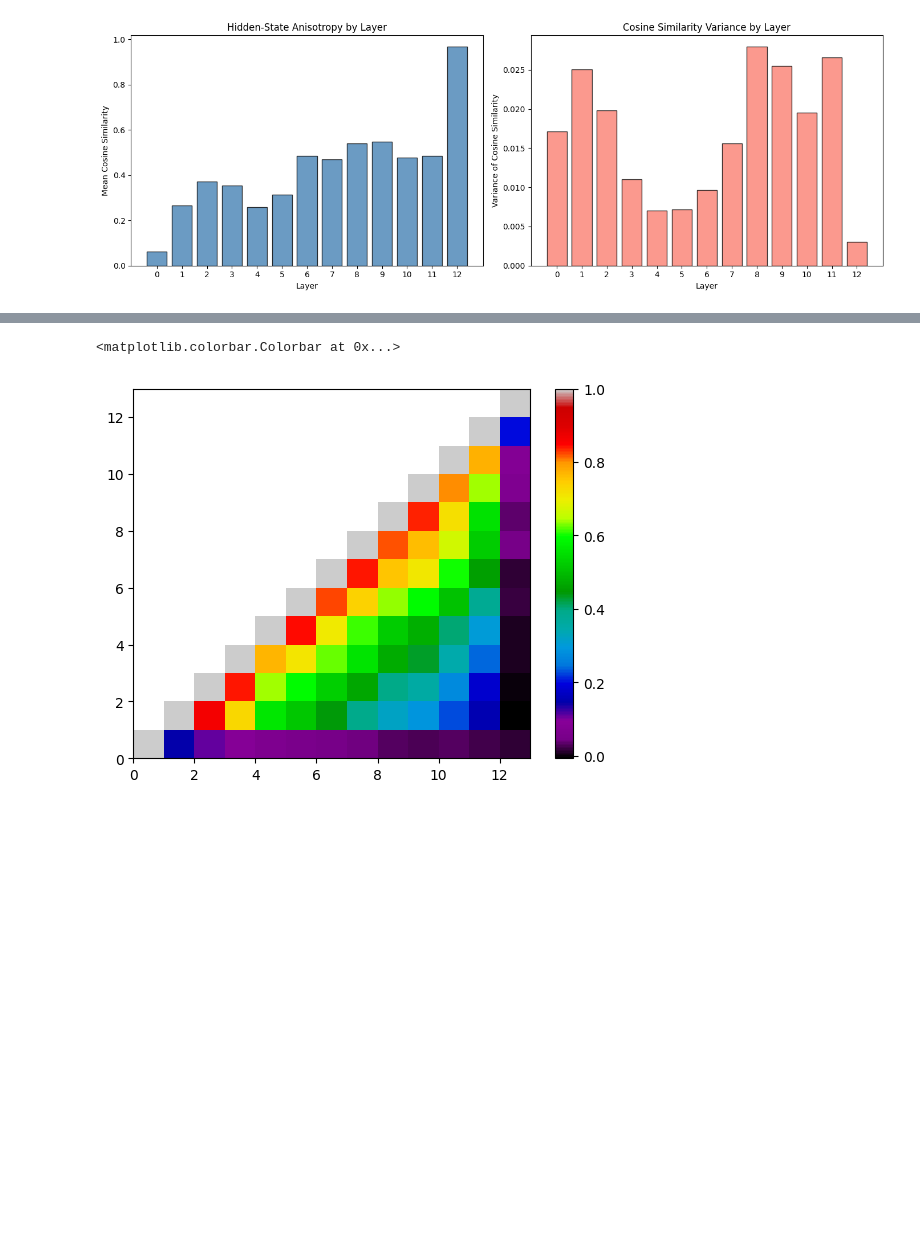
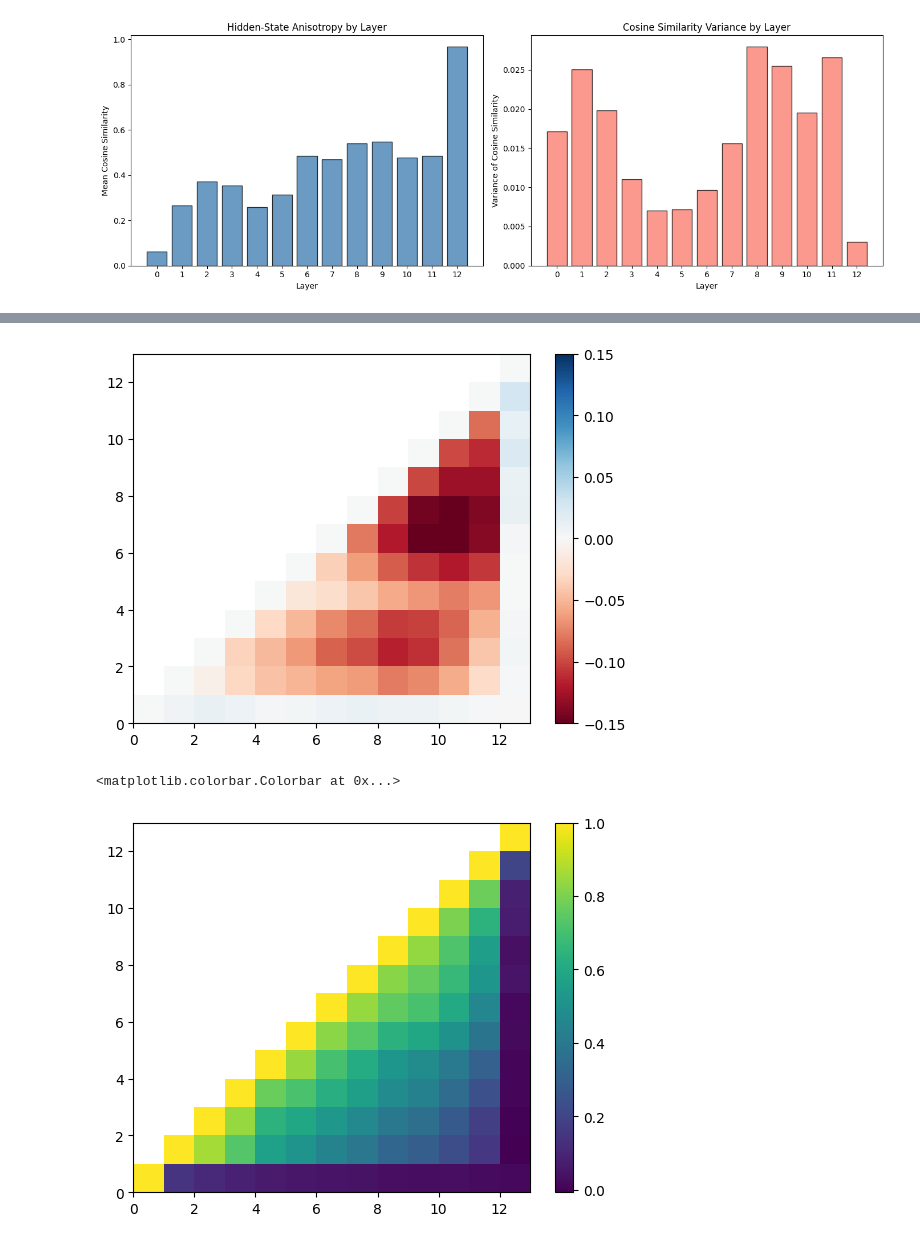
Before and after one commit to ychnli/depth-routing, a Jupyter notebook: notebooks/hidden_layer_trajectories.ipynb, the cells around one changed output, grey strips where cells are left out. Drawn from its saved outputs; the diff is of its cells as text; code cells hidden in the pictures; blank space fills up the shorter version.

```diff
--- a/notebooks/hidden_layer_trajectories.ipynb
+++ b/notebooks/hidden_layer_trajectories.ipynb
@@ -169,12 +175,28 @@ plt.show()
 # %%
 # Compute cosine similarity between layer i and layer j across all tokens
+cos_sim_layerwise_full = np.full(shape=(N_LAYERS, N_LAYERS), fill_value=np.nan)
 
-cos_sim_layerwise = np.full(shape=(N_LAYERS, N_LAYERS), fill_value=np.nan)
+# Also do the same computation with the top k "rogue dimensions" removed,
+# which refer to dimensions that dominate the average cosine similarity
+# between random pairs of tokens
+k = 3
+rogue_dims = np.argsort(normalized_contribution.mean(axis=0))[-k:]
+dims_to_use = np.setdiff1d(np.arange(D_MODEL), rogue_dims)
+cos_sim_layerwise_rogue_removed = np.full(shape=(N_LAYERS, N_LAYERS), fill_value=np.nan)
+
 for i in range(N_LAYERS):
     for j in range(i, N_LAYERS):
+        print("Computing cosine similarity between layer", i, "and layer", j)
         h_i = hidden_pool[i, :, :]
         h_j = hidden_pool[j, :, :]
         dot_ij = (h_i * h_j).sum(axis=1)
         norm_i = np.linalg.norm(h_i, axis=1) # (total_tokens,)
         norm_j = np.linalg.norm(h_j, axis=1) # (total_tokens,)
-        cos_sim_layerwise[i, j] = (dot_ij / (norm_i * norm_j)).mean()
+        cos_sim_layerwise_full[i, j] = (dot_ij / (norm_i * norm_j)).mean()
+
+        h_i = h_i[:, dims_to_use]
+        h_j = h_j[:, dims_to_use]
+        dot_ij = (h_i * h_j).sum(axis=1)
+        norm_i = np.linalg.norm(h_i, axis=1) # (total_tokens,)
+        norm_j = np.linalg.norm(h_j, axis=1) # (total_tokens,)
+        cos_sim_layerwise_rogue_removed[i, j] = (dot_ij / (norm_i * norm_j)).mean()
@@ -181,4 +221,10 @@ for i in range(N_LAYERS):
 # %%
+plt.pcolormesh(cos_sim_layerwise_rogue_removed - cos_sim_layerwise_full, vmin=-0.15, vmax=0.15, cmap="RdBu")
+plt.colorbar()
+plt.show()
+plt.pcolormesh(cos_sim_layerwise_full)
+plt.colorbar()
 # %% [output]
+[figure, new version]
 <matplotlib.colorbar.Colorbar at 0x...>
-[figure, old version]
+[figure, added]
```
Also changed, not shown: parts of 7 cells of this notebook, 5 other files.
